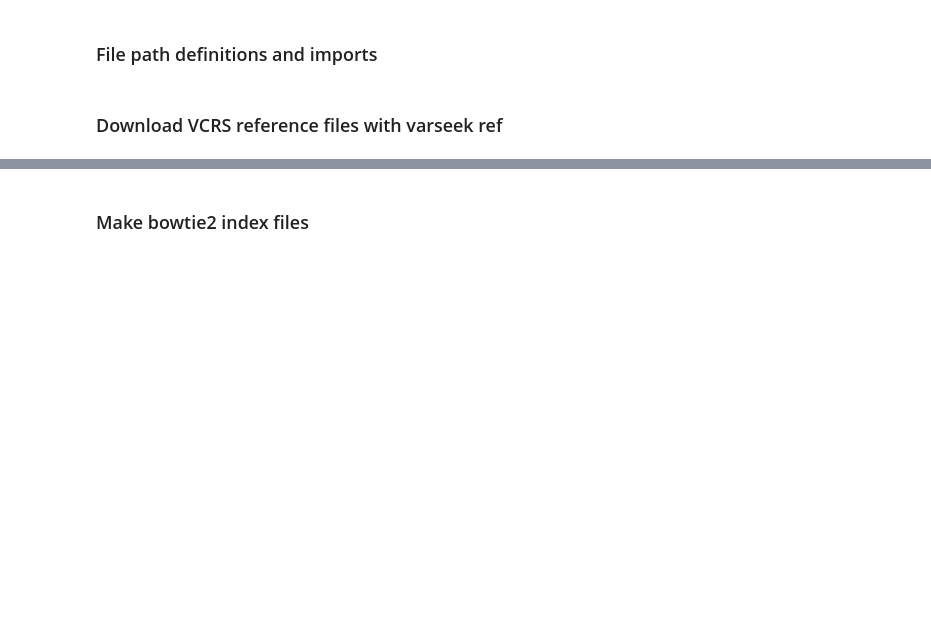
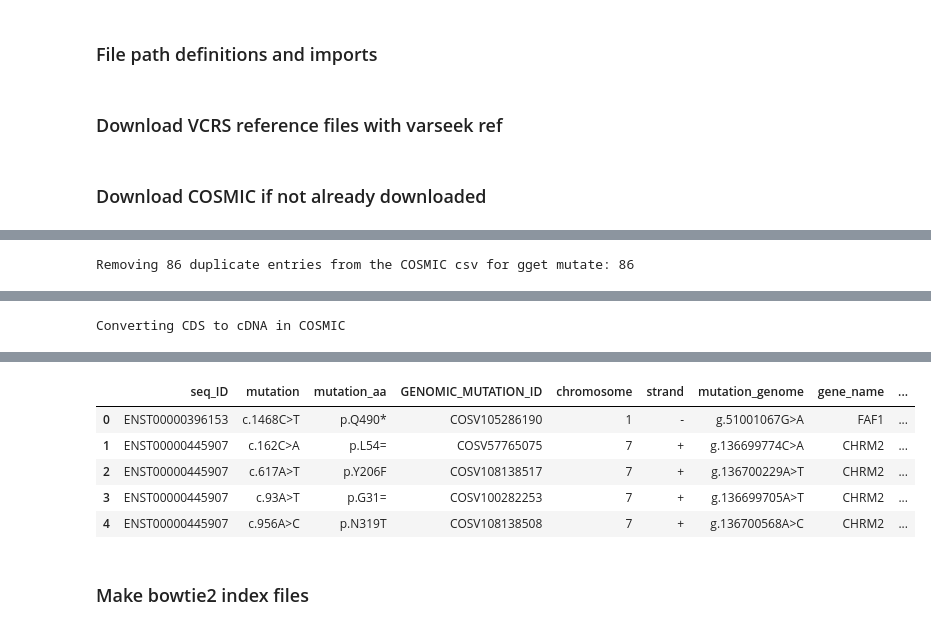
Before and after one commit to pachterlab/RLSRP_2025, a Jupyter notebook: notebooks/pull_out_reads_for_alignment_viz.ipynb, the cells around one changed output, grey strips where cells are left out. Saved outputs shown, nothing was run; the diff lists cells and outputs as text; code cells hidden in the pictures; blank space fills up the shorter version.

```diff
--- a/notebooks/pull_out_reads_for_alignment_viz.ipynb
+++ b/notebooks/pull_out_reads_for_alignment_viz.ipynb
@@ -82,3 +87,40 @@ samtools = "samtools"
 # %%
 if not os.path.exists(vcrs_index) or not os.path.exists(vcrs_t2g) or not os.path.exists(vcrs_fasta):
     vk.ref(variants="cosmic_cmc", sequences="cdna", w=w, k=k, dlist_reference_source="t2t", index_out=vcrs_index, t2g_out=vcrs_t2g, fasta_out=vcrs_fasta)
+# %% [markdown]
+### Download COSMIC if not already downloaded
+# %%
+if cosmic_csv and not os.path.isfile(cosmic_csv):
+    gget.cosmic(
+        None,
+        grch_version=37,
+        cosmic_version=101,
+        out=cosmic_dir,
+        mutation_class="cancer",
+        download_cosmic=True,
+        keep_genome_info=True,
+        remove_duplicates=True
+    )
+
+cosmic_df = pd.read_csv(cosmic_csv)
+
+if "mutation_cdna" not in cosmic_df.columns:
+    reference_cdna_path = os.path.join(reference_genome_dir, "Homo_sapiens.GRCh37.cdna.all.fa")
+    reference_cds_path = os.path.join(reference_genome_dir, "Homo_sapiens.GRCh37.cds.all.fa")
+    if not os.path.exists(reference_cdna_path):
+        reference_cdna_dir = os.path.dirname(reference_cdna_path) if os.path.dirname(reference_cdna_path) else "."
+        !gget ref -w cdna -r 93 --out_dir {reference_cdna_dir} -d human_grch37
+        !gunzip {reference_cdna_path}.gz
+    if not os.path.exists(reference_cds_path):
+        reference_cds_dir = os.path.dirname(reference_cds_path) if os.path.dirname(reference_cds_path) else "."
+        !gget ref -w cdna -r 93 --out_dir {reference_cds_dir} -d human_grch37
+        !gunzip {reference_cds_path}.gz
+    print("Converting CDS to cDNA in COSMIC")
+    cosmic_df, _ = vk.utils.convert_mutation_cds_locations_to_cdna(input_csv_path=cosmic_df, output_csv_path=cosmic_csv, cds_fasta_path=reference_cds_path, cdna_fasta_path=reference_cdna_path, verbose=True)
+
+if "header" not in cosmic_df.columns:
+    cosmic_df["header"] = cosmic_df["seq_ID"] + ":" + cosmic_df["mutation_cdna"]
+    cosmic_df.to_csv(cosmic_csv, index=False)
+
+cosmic_df.head()
+# %% [output]
@@ -84,0 +132 @@ if not os.path.exists(vcrs_index) or not os.path.exists(vcrs_t2g) or not os.path
+Removing 86 duplicate entries from the COSMIC csv for gget mutate: 86
@@ -84,0 +135 @@ if not os.path.exists(vcrs_index) or not os.path.exists(vcrs_t2g) or not os.path
+Converting CDS to cDNA in COSMIC
@@ -85,3 +152,9 @@ if not os.path.exists(vcrs_index) or not os.path.exists(vcrs_t2g) or not os.path
+|  | seq_ID | mutation | mutation_aa | GENOMIC_MUTATION_ID | chromosome | strand | mutation_genome | gene_name | ... |
+| 0 | ENST00000396153 | c.1468C>T | p.Q490* | COSV105286190 | 1 | - | g.51001067G>A | FAF1 | ... |
+| 1 | ENST00000445907 | c.162C>A | p.L54= | COSV57765075 | 7 | + | g.136699774C>A | CHRM2 | ... |
+| 2 | ENST00000445907 | c.617A>T | p.Y206F | COSV108138517 | 7 | + | g.136700229A>T | CHRM2 | ... |
+| 3 | ENST00000445907 | c.93A>T | p.G31= | COSV100282253 | 7 | + | g.136699705A>T | CHRM2 | ... |
+| 4 | ENST00000445907 | c.956A>C | p.N319T | COSV108138508 | 7 | + | g.136700568A>C | CHRM2 | ... |
 # %% [markdown]
 ### Make bowtie2 index files
 # %%
```
Also changed, not shown: parts of 12 cells of this notebook, 2 other files.
